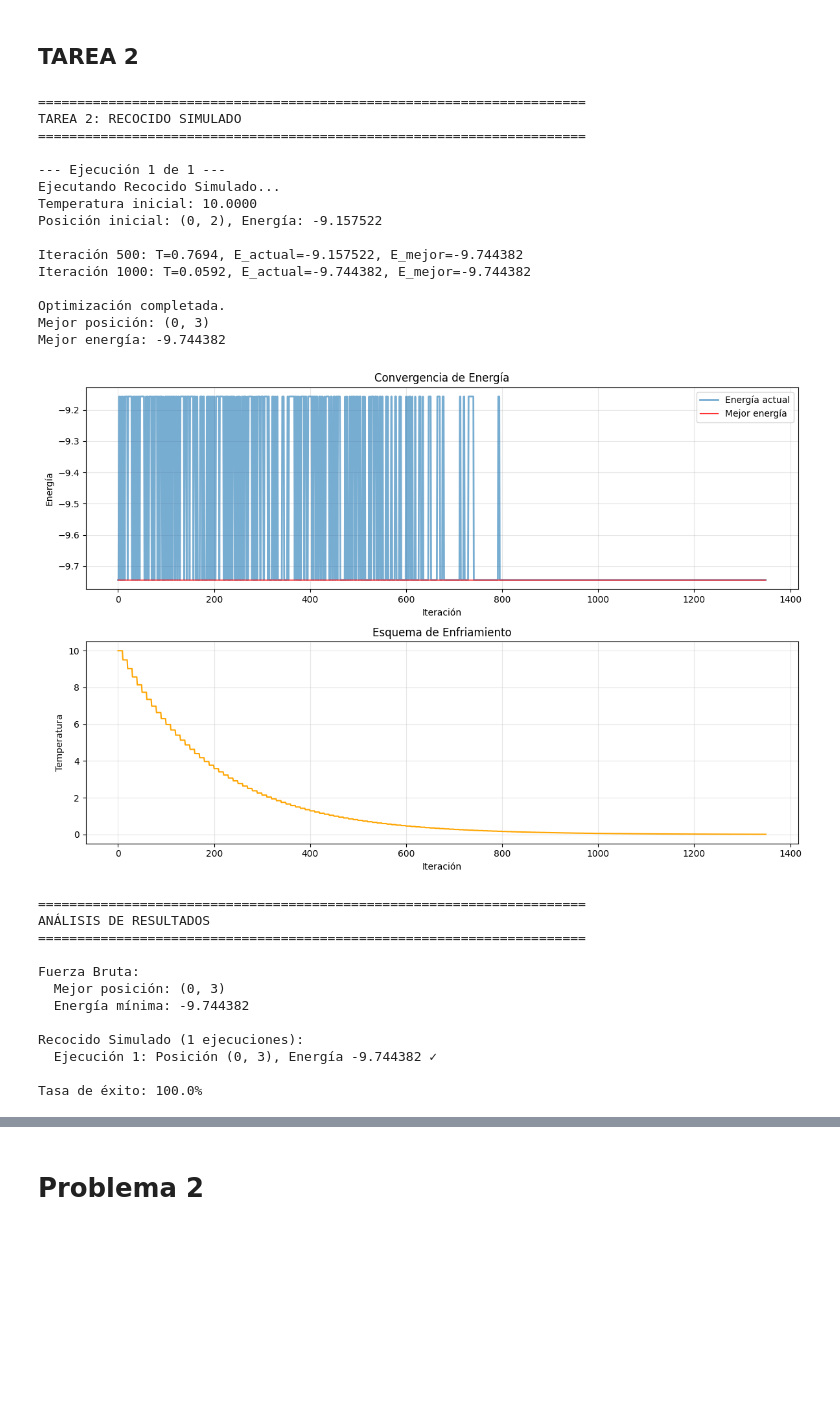
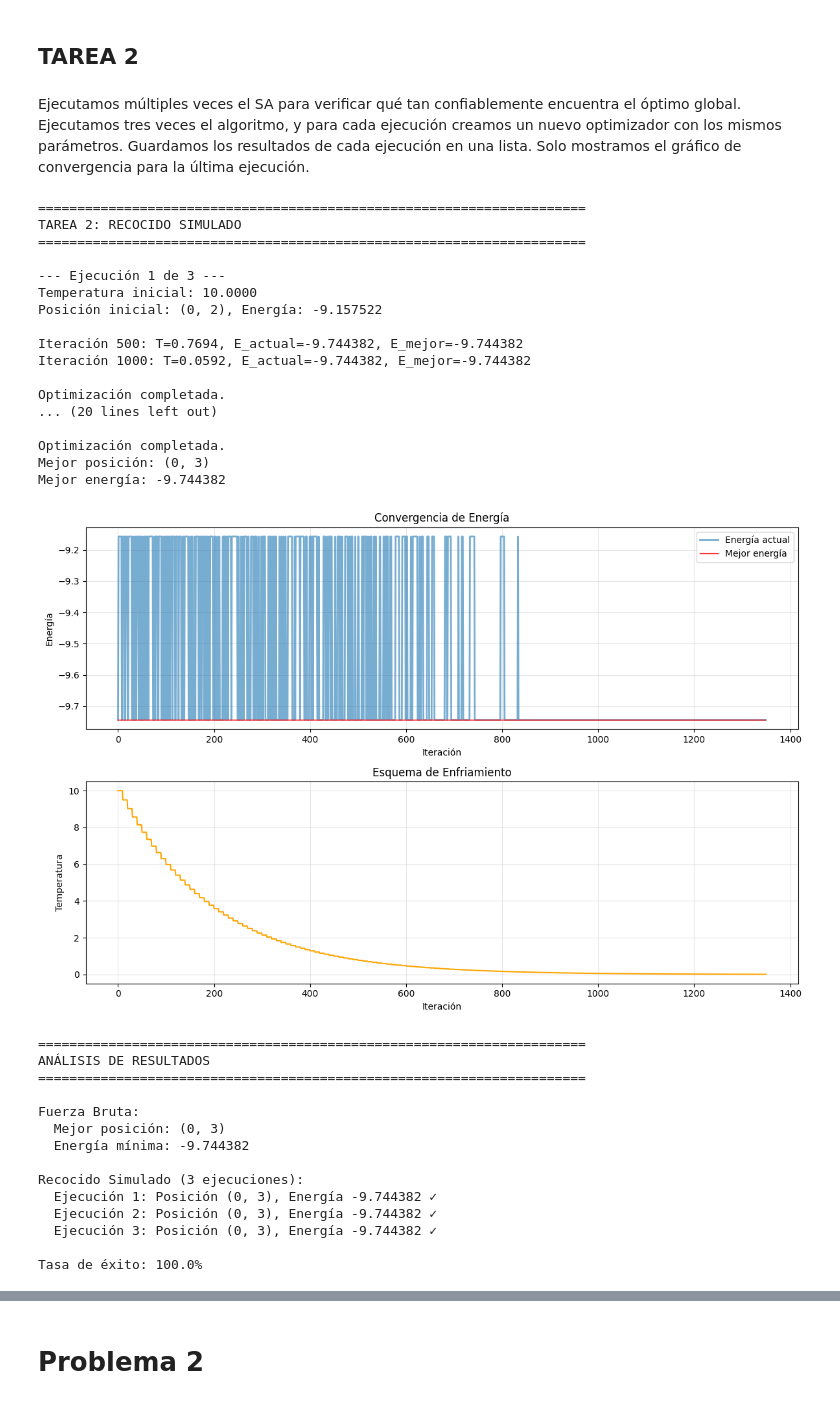
Before and after one commit to Unbo10/Markov, a Jupyter notebook: Parcial2.ipynb, the cells around one changed output, grey strips where cells are left out. Saved outputs shown, nothing was run; the diff lists cells and outputs as text; code cells hidden in the pictures; blank space fills up the shorter version.

```diff
--- a/Parcial2.ipynb
+++ b/Parcial2.ipynb
@@ -133,7 +131,7 @@ class CrystalLattice2D:
         Sustituye un átomo de Fe por Ti en `fe_pos` si:
         - Ambas componentes de `fe_pos` son menores que la dimensión de un lado
         del retículo.
-        - En `fe_pos` hay un átomo movible (Fe o Ti).
+        - En `fe_pos` hay un átomo movible.
         """
         # Restaurar cualquier Ti previo a Fe
         if self.ti_pos is not None:
@@ -266,8 +261,7 @@ class SimulatedAnnealingOptimizer:
         """Genera una posición vecina eligiendo aleatoriamente otro sitio de Fe."""
         return random.choice(self.lattice.fe_sites)
 
-    def _acceptance_probability(self, current_energy: float,
-                                new_energy: float, temperature: float) -> float:
+    def _acceptance_probability(self, current_energy: float, new_energy: float, temperature: float) -> float:
         """
         Calcula la probabilidad de aceptación según el criterio de Metropolis.
         """
@@ -293,7 +287,6 @@ class SimulatedAnnealingOptimizer:
         temperature = self.initial_temp
         iteration = 0
 
-        print("Ejecutando Recocido Simulado...")
         print(f"Temperatura inicial: {temperature:.4f}")
         print(f"Posición inicial: {current_position}, Energía: {current_energy:.6f}\n")
 
@@ -477,20 +470,21 @@ Energía mínima: 11098.457987
 IndentationError: unexpected indent (238486967.py, line 1)
 # %% [markdown]
 ## TAREA 2
+# %% [markdown]
+Ejecutamos múltiples veces el SA para verificar qué tan confiablemente encuentra el óptimo global. Ejecutamos tres veces el algoritmo, y para cada ejecución creamos un nuevo optimizador con los mismos parámetros. Guardamos los resultados de cada ejecución en una lista. Solo mostramos el gráfico de convergencia para la última ejecución.
 # %%
 print("\n" + "=" * 70)
 print("TAREA 2: RECOCIDO SIMULADO")
 print("=" * 70)
 
 # Ejecutar múltiples veces para verificar consistencia
-n_runs = 1
+n_runs = 3
 sa_results = []
 lattice = create_4x4_lattice()
 
 for run in range(n_runs):
     print(f"\n--- Ejecución {run + 1} de {n_runs} ---")
 
-    # Crear nuevo optimizador para cada ejecución
     sa_optimizer = SimulatedAnnealingOptimizer(
         lattice,
         initial_temp=10.0,
@@ -502,49 +496,49 @@ for run in range(n_runs):
     best_pos_sa, best_energy_sa = sa_optimizer.optimize()
     sa_results.append((best_pos_sa, best_energy_sa))
 
-    # Visualizar convergencia de la última ejecución
+    #visualizar convergencia de la última ejecución
     if run == n_runs - 1:
         sa_optimizer.plot_convergence()
 
-# Análisis de resultados
 print("\n" + "=" * 70)
 print("ANÁLISIS DE RESULTADOS")
 print("=" * 70)
 
 print(f"\nFuerza Bruta:")
 print(f"  Mejor posición: {best_pos_bf}")
 print(f"  Energía mínima: {best_energy_bf:.6f}")
 
 print(f"\nRecocido Simulado ({n_runs} ejecuciones):")
 for i, (pos, energy) in enumerate(sa_results, 1):
-    match = "✓" if np.isclose(pos, best_pos_bf)[0] else "✗"
+    match = "MATCH" if np.isclose(pos, best_pos_bf)[0] else "✗"
     # print("Match:", np.isclose(pos, best_pos_bf)[0])
     print(f"  Ejecución {i}: Posición {pos}, Energía {energy:.6f} {match}")
 
 #!Determine how to set the desired precision to np.isclose
 success_rate = sum(1 for pos, _ in sa_results if np.isclose(pos, best_pos_bf)[0]) / n_runs * 100
 print(f"\nTasa de éxito: {success_rate:.1f}%")
 
-# Visualizar configuración final
 lattice.set_ti_position(sa_results[-1][0])
 lattice.visualize(f"Configuración Final (Recocido Simulado)\nPosición: {sa_results[-1][0]}, Energía: {sa_results[-1][1]:.6f}")
 # %% [output]
 ======================================================================
 TAREA 2: RECOCIDO SIMULADO
 ======================================================================
 
---- Ejecución 1 de 1 ---
-Ejecutando Recocido Simulado...
+--- Ejecución 1 de 3 ---
 Temperatura inicial: 10.0000
 Posición inicial: (0, 2), Energía: -9.157522
 
-Iteración 500: T=0.7694, E_actual=-9.157522, E_mejor=-9.744382
+Iteración 500: T=0.7694, E_actual=-9.744382, E_mejor=-9.744382
 Iteración 1000: T=0.0592, E_actual=-9.744382, E_mejor=-9.744382
+
+Optimización completada.
+... (20 lines left out)
 
 Optimización completada.
 Mejor posición: (0, 3)
 Mejor energía: -9.744382
-[figure, old version]
+[figure, new version]
 ======================================================================
 ANÁLISIS DE RESULTADOS
 ======================================================================
@@ -553,8 +547,10 @@ Fuerza Bruta:
   Mejor posición: (0, 3)
   Energía mínima: -9.744382
 
-Recocido Simulado (1 ejecuciones):
+Recocido Simulado (3 ejecuciones):
   Ejecución 1: Posición (0, 3), Energía -9.744382 ✓
+  Ejecución 2: Posición (0, 3), Energía -9.744382 ✓
+  Ejecución 3: Posición (0, 3), Energía -9.744382 ✓
 
 Tasa de éxito: 100.0%
 [figure]
```
Also changed, not shown: parts of 21 cells of this notebook.
